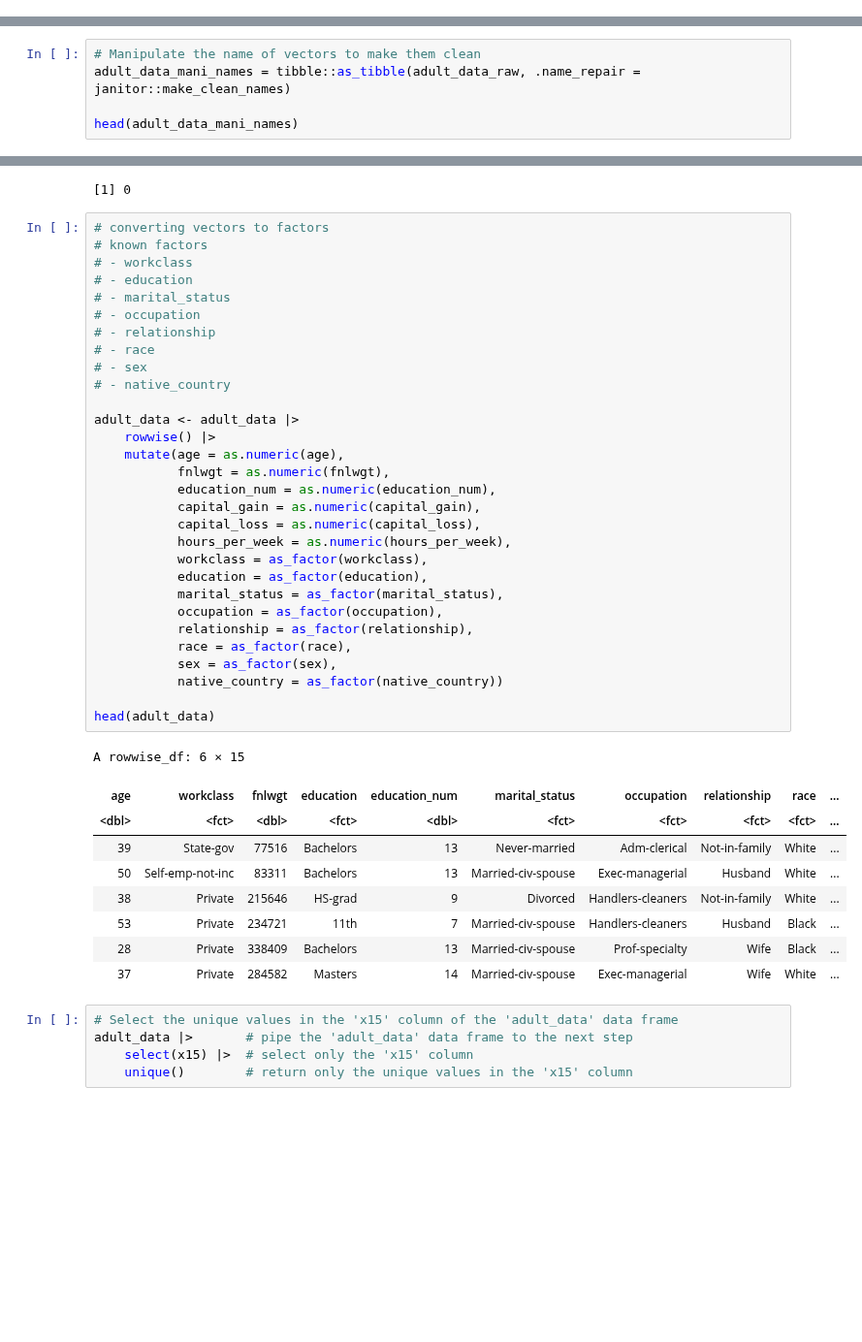
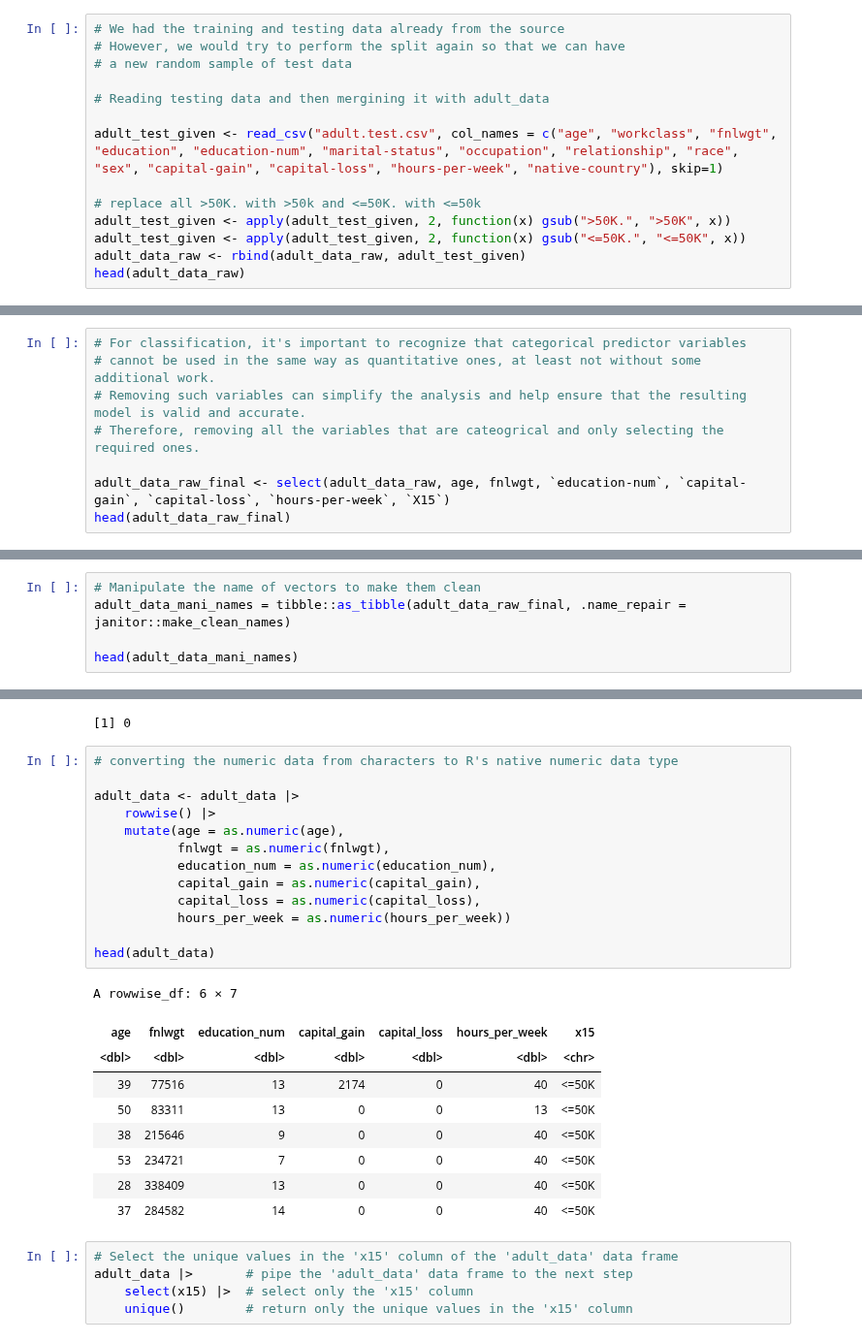
Before and after one commit to Shubhaankar-Sharma/income-category-classifier, a Jupyter notebook: project_group_proposal.ipynb, the cells around one changed output, grey strips where cells are left out. Shown at 97% size. Drawn from its saved outputs; the diff is of its cells as text; blank space fills up the shorter version.

```diff
--- a/project_group_proposal.ipynb
+++ b/project_group_proposal.ipynb
@@ -94,3 +94,17 @@ A tibble: 6 × 15
 | 53 | Private | 234721 | 11th | 7 | Married-civ-spouse | Handlers-cleaners | Husband | Black | ... |
 | 28 | Private | 338409 | Bachelors | 13 | Married-civ-spouse | Prof-specialty | Wife | Black | ... |
 | 37 | Private | 284582 | Masters | 14 | Married-civ-spouse | Exec-managerial | Wife | White | ... |
+# %%
+# We had the training and testing data already from the source
+# However, we would try to perform the split again so that we can have
+# a new random sample of test data
+
+# Reading testing data and then mergining it with adult_data
+
+adult_test_given <- read_csv("adult.test.csv", col_names = c("age", "workclass", "fnlwgt", "education", "education-num", "marital-status", "occupation", "relationship", "race", "sex", "capital-gain", "capital-loss", "hours-per-week", "native-country"), skip=1)
+
+# replace all >50K. with >50k and <=50K. with <=50k
+adult_test_given <- apply(adult_test_given, 2, function(x) gsub(">50K.", ">50K", x))
+adult_test_given <- apply(adult_test_given, 2, function(x) gsub("<=50K.", "<=50K", x))
+adult_data_raw <- rbind(adult_data_raw, adult_test_given)
+head(adult_data_raw)
@@ -118,0 +161,8 @@ dbl (6): age, fnlwgt, education-num, capital-gain, capital-loss, hours-per-week
+# %%
+# For classification, it's important to recognize that categorical predictor variables
+# cannot be used in the same way as quantitative ones, at least not without some additional work.
+# Removing such variables can simplify the analysis and help ensure that the resulting model is valid and accurate.
+# Therefore, removing all the variables that are cateogrical and only selecting the required ones.
+
+adult_data_raw_final <- select(adult_data_raw, age, fnlwgt, `education-num`, `capital-gain`, `capital-loss`, `hours-per-week`, `X15`)
+head(adult_data_raw_final)
@@ -139,7 +191,7 @@ $ `native-country` <chr> "United-States", "United-States", "United-States", "U
 $ X15              <chr> "<=50K", "<=50K", "<=50K", "<=50K", "<=50K", "<=50K",…
 # %%
 # Manipulate the name of vectors to make them clean
-adult_data_mani_names = tibble::as_tibble(adult_data_raw, .name_repair = janitor::make_clean_names)
+adult_data_mani_names = tibble::as_tibble(adult_data_raw_final, .name_repair = janitor::make_clean_names)
 
 head(adult_data_mani_names)
 # %% [output]
@@ -182,45 +234,28 @@ sum(is.na(adult_data))
 # %% [output]
 [1] 0
 # %%
-# converting vectors to factors
-# known factors
-# - workclass
-# - education
-# - marital_status
-# - occupation
-# - relationship
-# - race
-# - sex
-# - native_country
+# converting the numeric data from characters to R's native numeric data type
 
 adult_data <- adult_data |>
     rowwise() |>
     mutate(age = as.numeric(age),
            fnlwgt = as.numeric(fnlwgt),
            education_num = as.numeric(education_num),
            capital_gain = as.numeric(capital_gain),
            capital_loss = as.numeric(capital_loss),
-           hours_per_week = as.numeric(hours_per_week),
-           workclass = as_factor(workclass),
-           education = as_factor(education),
-           marital_status = as_factor(marital_status),
-           occupation = as_factor(occupation),
-           relationship = as_factor(relationship),
-           race = as_factor(race),
-           sex = as_factor(sex),
-           native_country = as_factor(native_country))
+           hours_per_week = as.numeric(hours_per_week))
 
 head(adult_data)
 # %% [output]
-A rowwise_df: 6 × 15
+A rowwise_df: 6 × 7
-| age | workclass | fnlwgt | education | education_num | marital_status | occupation | relationship | race | ... |
-| <dbl> | <fct> | <dbl> | <fct> | <dbl> | <fct> | <fct> | <fct> | <fct> | ... |
-| 39 | State-gov | 77516 | Bachelors | 13 | Never-married | Adm-clerical | Not-in-family | White | ... |
-| 50 | Self-emp-not-inc | 83311 | Bachelors | 13 | Married-civ-spouse | Exec-managerial | Husband | White | ... |
-| 38 | Private | 215646 | HS-grad | 9 | Divorced | Handlers-cleaners | Not-in-family | White | ... |
-| 53 | Private | 234721 | 11th | 7 | Married-civ-spouse | Handlers-cleaners | Husband | Black | ... |
-| 28 | Private | 338409 | Bachelors | 13 | Married-civ-spouse | Prof-specialty | Wife | Black | ... |
-| 37 | Private | 284582 | Masters | 14 | Married-civ-spouse | Exec-managerial | Wife | White | ... |
+| age | fnlwgt | education_num | capital_gain | capital_loss | hours_per_week | x15 |
+| <dbl> | <dbl> | <dbl> | <dbl> | <dbl> | <dbl> | <chr> |
+| 39 | 77516 | 13 | 2174 | 0 | 40 | <=50K |
+| 50 | 83311 | 13 | 0 | 0 | 13 | <=50K |
+| 38 | 215646 | 9 | 0 | 0 | 40 | <=50K |
+| 53 | 234721 | 7 | 0 | 0 | 40 | <=50K |
+| 28 | 338409 | 13 | 0 | 0 | 40 | <=50K |
+| 37 | 284582 | 14 | 0 | 0 | 40 | <=50K |
 # %%
 # Select the unique values in the 'x15' column of the 'adult_data' data frame
 adult_data |>       # pipe the 'adult_data' data frame to the next step
```
Also changed, not shown: parts of 17 cells of this notebook.
